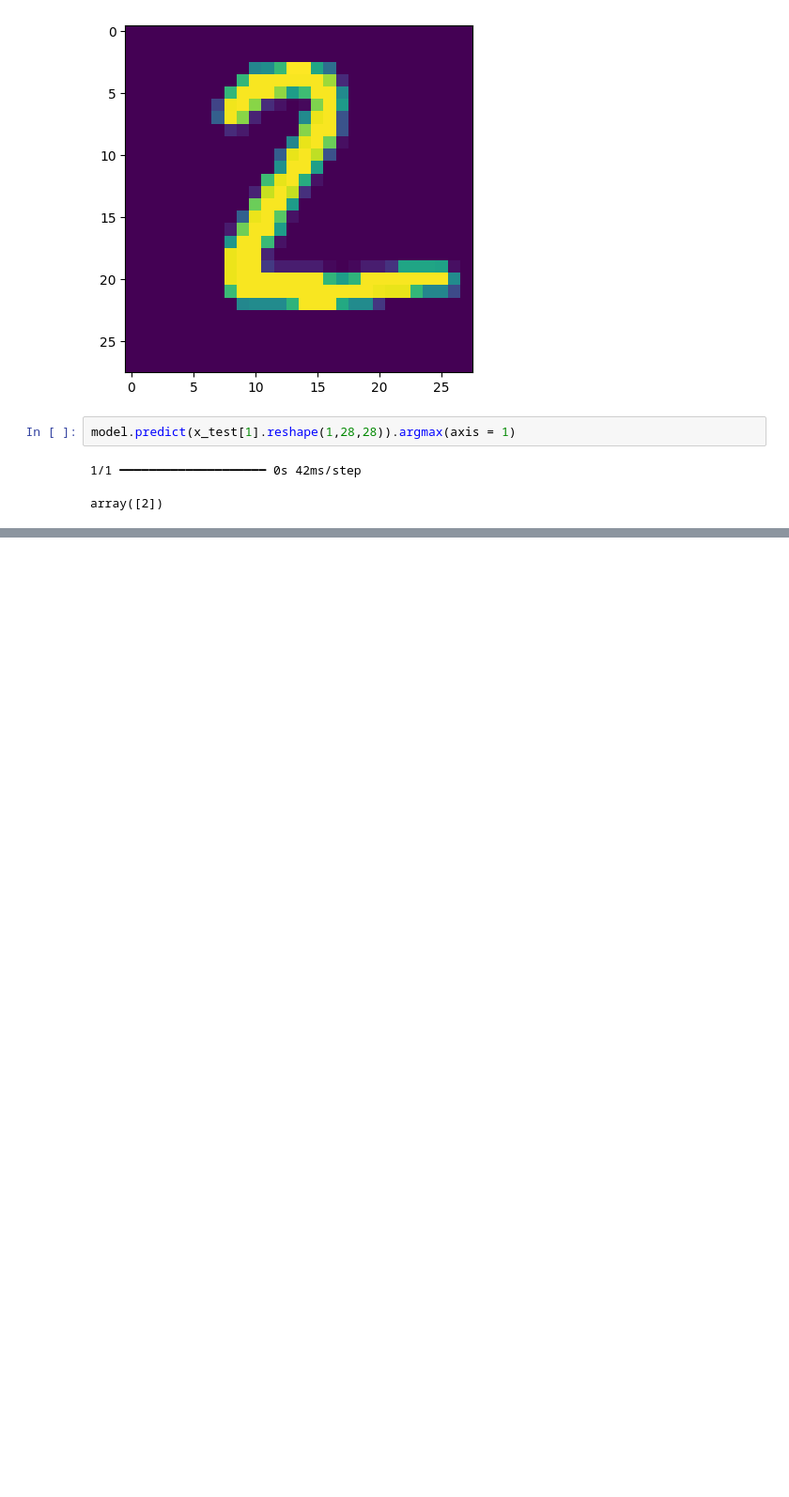
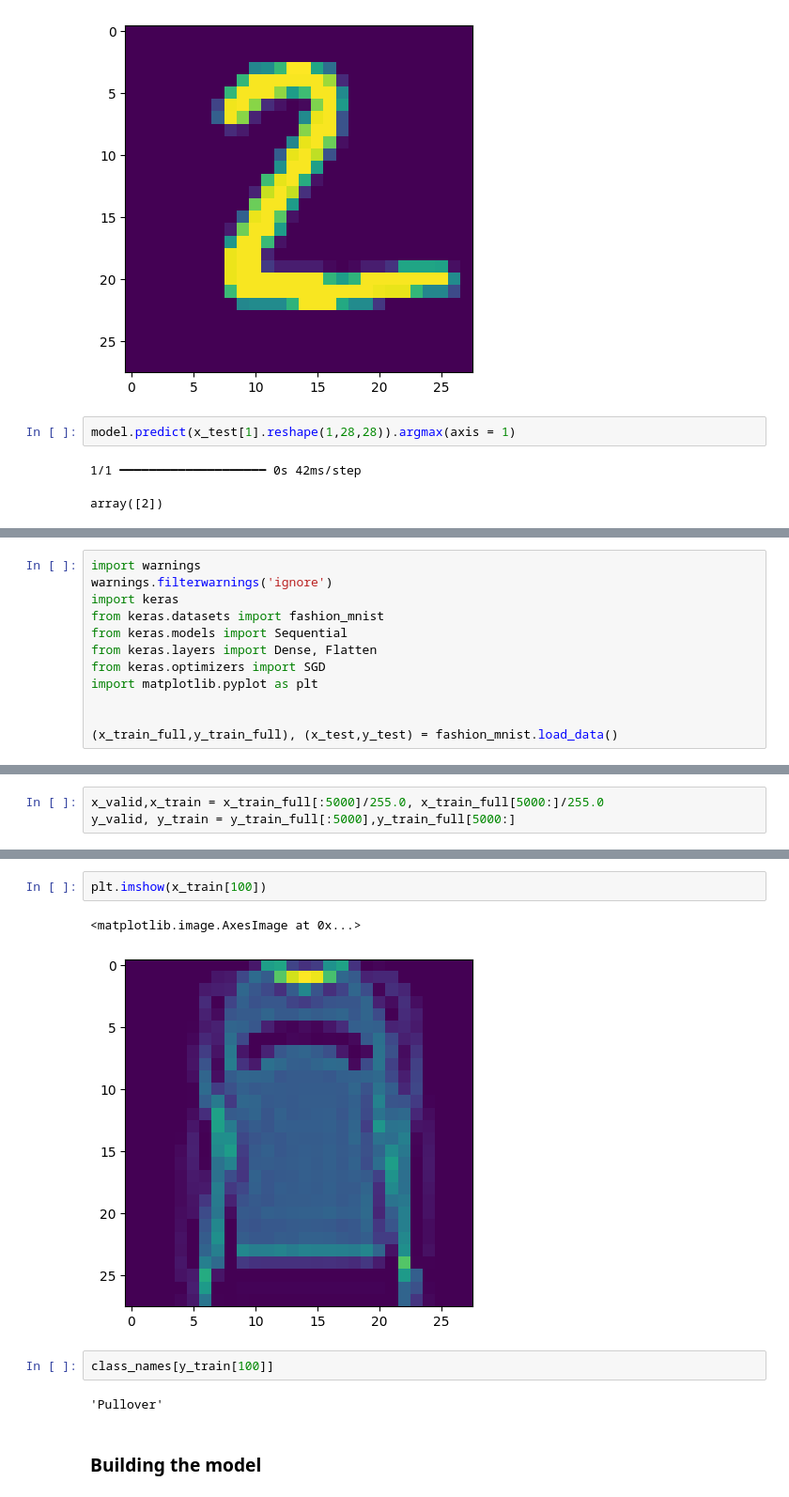
Before and after one commit to kindo-tk/Deep_learning_tutorials, a Jupyter notebook: dl-mnist-dataset.ipynb, the cells around one changed output, grey strips where cells are left out. Shown at 94% size. Cells and saved outputs as stored; diff of their text form; blank space fills up the shorter version.

Commit message:
fashion mnist dataset added

```diff
--- a/dl-mnist-dataset.ipynb
+++ b/dl-mnist-dataset.ipynb
@@ -101,0 +104,12 @@ array([2])
+# %%
+import warnings
+warnings.filterwarnings('ignore')
+import keras
+from keras.datasets import fashion_mnist
+from keras.models import Sequential
+from keras.layers import Dense, Flatten
+from keras.optimizers import SGD
+import matplotlib.pyplot as plt
+
+
+(x_train_full,y_train_full), (x_test,y_test) = fashion_mnist.load_data()
@@ -101,0 +120,3 @@ array([2])
+# %%
+x_valid,x_train = x_train_full[:5000]/255.0, x_train_full[5000:]/255.0
+y_valid, y_train = y_train_full[:5000],y_train_full[5000:]
@@ -101,0 +130,11 @@ array([2])
+# %%
+plt.imshow(x_train[100])
+# %% [output]
+<matplotlib.image.AxesImage at 0x...>
+[figure, added]
+# %%
+class_names[y_train[100]]
+# %% [output]
+'Pullover'
+# %% [markdown]
+### Building the model
```
Also changed, not shown: parts of 12 cells of this notebook.
